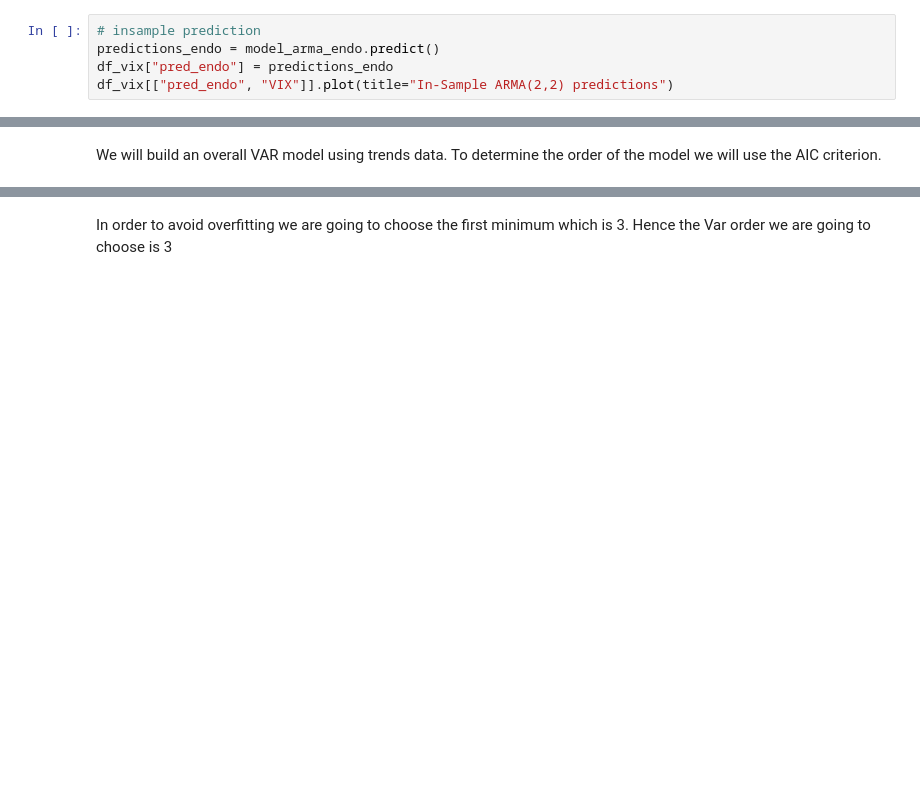
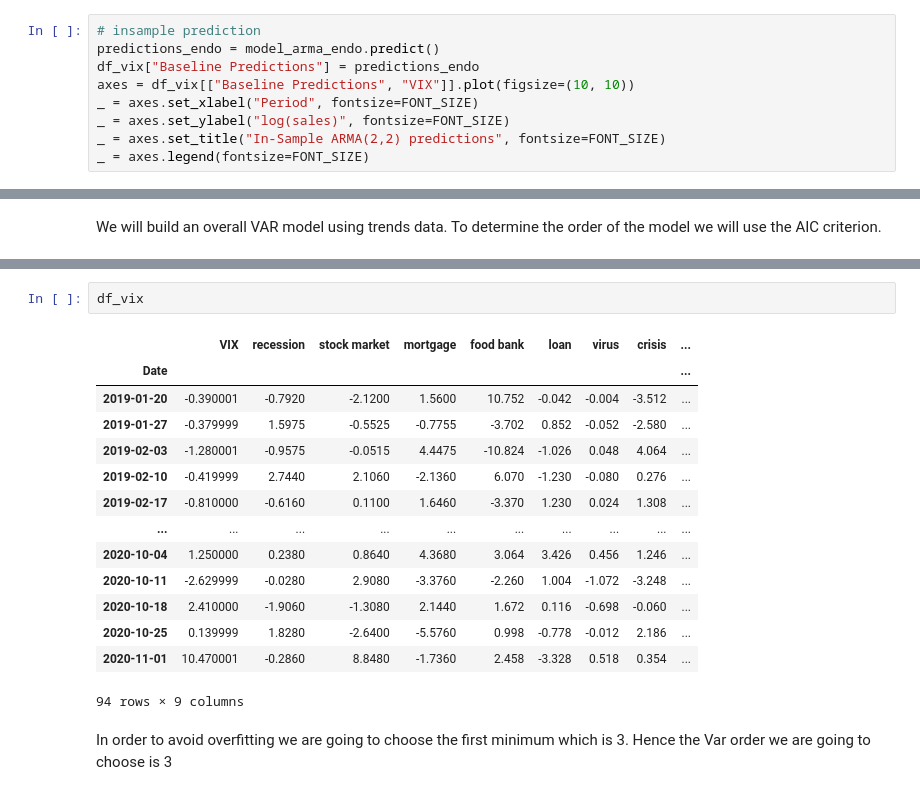
Before and after one commit to epfl-ada/ada-2020-project-milestone-p3-p3_tak, a Jupyter notebook: 2-CanWePredictVIX.ipynb, the cells around one changed output, grey strips where cells are left out. Cells and saved outputs as stored; diff of their text form; blank space fills up the shorter version.

```diff
--- a/2-CanWePredictVIX.ipynb
+++ b/2-CanWePredictVIX.ipynb
@@ -249,6 +379,10 @@ The ARMA(2,2) model shows statistical significance for the regressors. We chose
 # %%
 # insample prediction
 predictions_endo = model_arma_endo.predict()
-df_vix["pred_endo"] = predictions_endo
-df_vix[["pred_endo", "VIX"]].plot(title="In-Sample ARMA(2,2) predictions")
+df_vix["Baseline Predictions"] = predictions_endo
+axes = df_vix[["Baseline Predictions", "VIX"]].plot(figsize=(10, 10))
+_ = axes.set_xlabel("Period", fontsize=FONT_SIZE)
+_ = axes.set_ylabel("log(sales)", fontsize=FONT_SIZE)
+_ = axes.set_title("In-Sample ARMA(2,2) predictions", fontsize=FONT_SIZE)
+_ = axes.legend(fontsize=FONT_SIZE)
 # %% [output]
@@ -284,3 +416,20 @@ _ = df_aic_values.plot()
+# %%
+df_vix
+# %% [output]
+|  | VIX | recession | stock market | mortgage | food bank | loan | virus | crisis | ... |
+| Date |  |  |  |  |  |  |  |  | ... |
+| 2019-01-20 | -0.390001 | -0.7920 | -2.1200 | 1.5600 | 10.752 | -0.042 | -0.004 | -3.512 | ... |
+| 2019-01-27 | -0.379999 | 1.5975 | -0.5525 | -0.7755 | -3.702 | 0.852 | -0.052 | -2.580 | ... |
+| 2019-02-03 | -1.280001 | -0.9575 | -0.0515 | 4.4475 | -10.824 | -1.026 | 0.048 | 4.064 | ... |
+| 2019-02-10 | -0.419999 | 2.7440 | 2.1060 | -2.1360 | 6.070 | -1.230 | -0.080 | 0.276 | ... |
+| 2019-02-17 | -0.810000 | -0.6160 | 0.1100 | 1.6460 | -3.370 | 1.230 | 0.024 | 1.308 | ... |
+| ... | ... | ... | ... | ... | ... | ... | ... | ... | ... |
+| 2020-10-04 | 1.250000 | 0.2380 | 0.8640 | 4.3680 | 3.064 | 3.426 | 0.456 | 1.246 | ... |
+| 2020-10-11 | -2.629999 | -0.0280 | 2.9080 | -3.3760 | -2.260 | 1.004 | -1.072 | -3.248 | ... |
+| 2020-10-18 | 2.410000 | -1.9060 | -1.3080 | 2.1440 | 1.672 | 0.116 | -0.698 | -0.060 | ... |
+| 2020-10-25 | 0.139999 | 1.8280 | -2.6400 | -5.5760 | 0.998 | -0.778 | -0.012 | 2.186 | ... |
+| 2020-11-01 | 10.470001 | -0.2860 | 8.8480 | -1.7360 | 2.458 | -3.328 | 0.518 | 0.354 | ... |
+94 rows × 9 columns
 # %% [markdown]
 In order to avoid overfitting we are going to choose the first minimum which is 3. Hence the Var order we are going to choose is 3
 # %%
```
Also changed, not shown: parts of 34 cells of this notebook, 1 other file.
